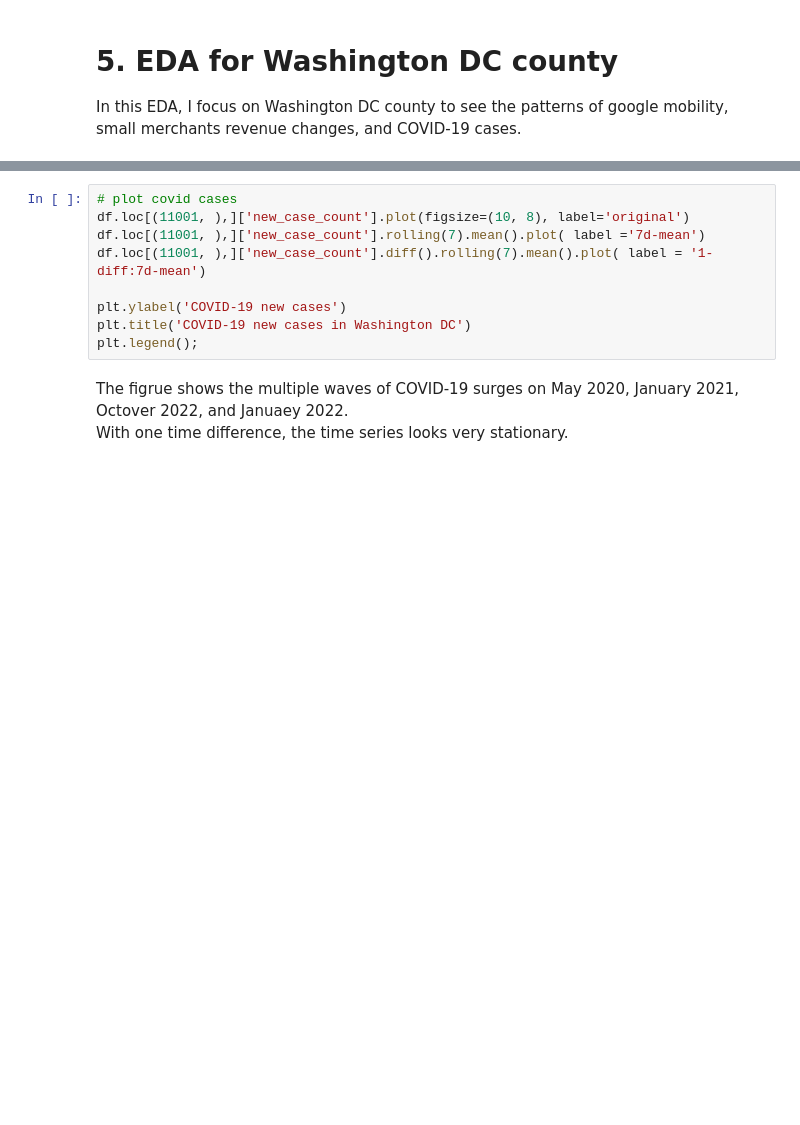
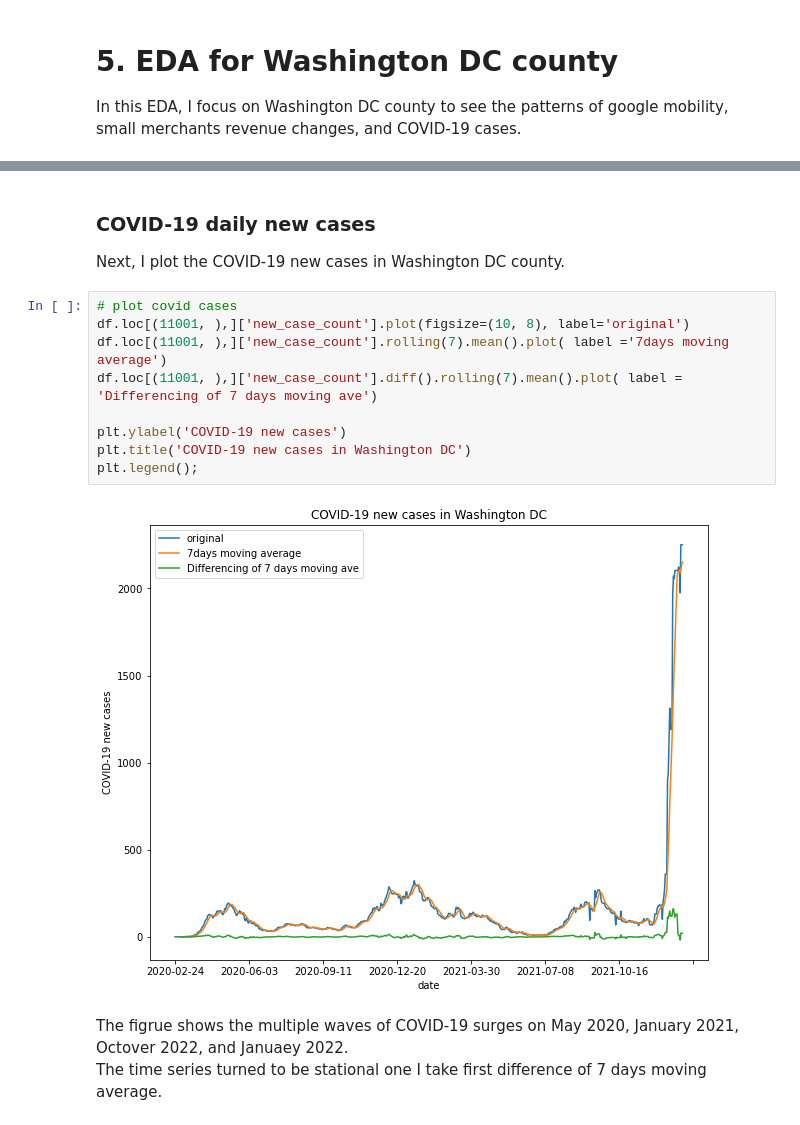
Before and after one commit to eminaomasa/housing_market_dc, a Jupyter notebook: Data_Cleaning_EDA2_Neighborhood_Economy.ipynb, the cells around one changed output, grey strips where cells are left out. Cells and saved outputs as stored; diff of their text form; blank space fills up the shorter version.

```diff
--- a/Data_Cleaning_EDA2_Neighborhood_Economy.ipynb
+++ b/Data_Cleaning_EDA2_Neighborhood_Economy.ipynb
@@ -705,12 +665,18 @@ The decomposition figures shows weekly seasonality as well as a sharp drop on ma
+# %% [markdown]
+### COVID-19 daily new cases
+
+Next, I plot the COVID-19 new cases in Washington DC county.
 # %%
 # plot covid cases
 df.loc[(11001, ),]['new_case_count'].plot(figsize=(10, 8), label='original')
-df.loc[(11001, ),]['new_case_count'].rolling(7).mean().plot( label ='7d-mean')
-df.loc[(11001, ),]['new_case_count'].diff().rolling(7).mean().plot( label = '1-diff:7d-mean')
+df.loc[(11001, ),]['new_case_count'].rolling(7).mean().plot( label ='7days moving average')
+df.loc[(11001, ),]['new_case_count'].diff().rolling(7).mean().plot( label = 'Differencing of 7 days moving ave')
 
 plt.ylabel('COVID-19 new cases')
 plt.title('COVID-19 new cases in Washington DC')
 plt.legend();
+# %% [output]
+[figure, added]
 # %% [markdown]
 The figrue shows the multiple waves of COVID-19 surges on May 2020, January 2021, Octover 2022, and Januaey 2022.
-With one time difference, the time series looks very stationary.
+The time series turned to be stational one I take first difference of 7 days moving average.
```
Also changed, not shown: parts of 48 cells of this notebook, 29 other files.
